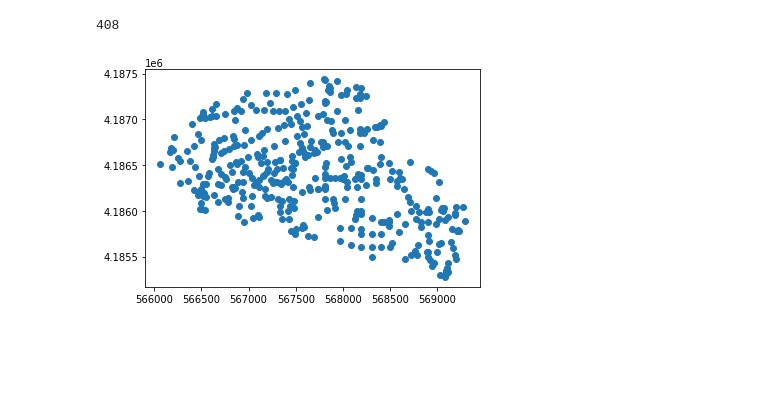
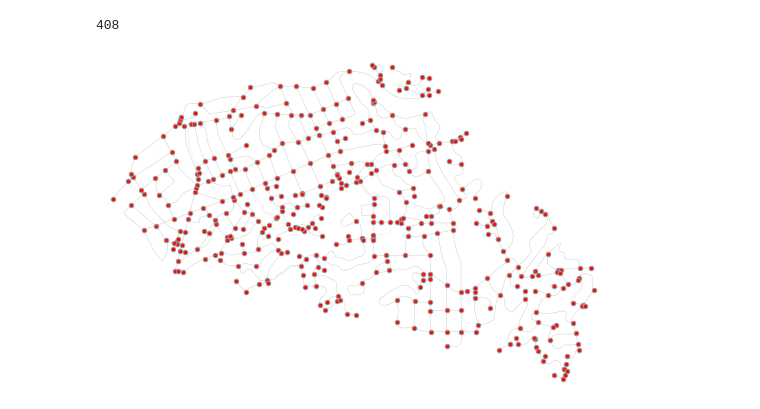
Before and after one commit to Dr-AlaaKhamis/Graph-Search-Algorithms, a Jupyter notebook: Algorithms.ipynb, the cells around one changed output. Drawn from its saved outputs; the diff is of its cells as text; code cells hidden in the pictures; blank space fills up the shorter version.

```diff
--- a/Algorithms.ipynb
+++ b/Algorithms.ipynb
@@ -68,10 +67,50 @@ len(node_Ys)
 len(node_Xs)
 # %% [output]
 408
-# %%
-import matplotlib.pyplot as plt
-
-plt.scatter(node_Xs, node_Ys)
-plt.show()
-# %% [output]
-[figure, removed]
+# %%
+node_Xs = [float(x) for _, x in G.nodes(data='x')]
+node_Ys = [float(y) for _, y in G.nodes(data='y')]
+edges = ox.graph_to_gdfs(G, nodes=False, fill_edge_geometry=True)
+west, south, east, north = edges.total_bounds
+# %%
+bbox_aspect_ratio = (north-south)/(east-west)
+# %%
+fig_height = 6
+# %%
+fig_width = fig_height / bbox_aspect_ratio
+# %%
+fig, ax = plt.subplots(figsize=(fig_width, fig_height), facecolor='w')
+ax.set_facecolor('w')
+lines = []
+for u, v, data in G.edges(keys=False, data=True):
+        if 'geometry' in data:
+            xs, ys = data['geometry'].xy
+            lines.append(list(zip(xs, ys)))
+        else:
+            x1 = G.nodes[u]['x']
+            y1 = G.nodes[u]['y']
+            x2 = G.nodes[v]['x']
+            y2 = G.nodes[v]['y']
+            line = [(x1, y1), (x2, y2)]
+            lines.append(line)
+lc = LineCollection(lines, colors='#999999', linewidths=0.3, alpha=0.4, zorder=2)
+ax.add_collection(lc)
+ax.scatter(node_Xs, node_Ys, s=20, c=['r'], alpha=1, edgecolor='#999999', zorder=1)
+margin = 0.02
+margin_ns = (north - south) * margin
+margin_ew = (east - west) * margin
+ax.set_ylim((south - margin_ns, north + margin_ns))
+ax.set_xlim((west - margin_ew, east + margin_ew))
+xaxis = ax.get_xaxis()
+yaxis = ax.get_yaxis()
+
+xaxis.get_major_formatter().set_useOffset(False)
+yaxis.get_major_formatter().set_useOffset(False)
+ax.axis('off')
+ax.margins(0)
+ax.tick_params(which='both', direction='in')
+xaxis.set_visible(False)
+yaxis.set_visible(False)
+plt.show()
+# %% [output]
+[figure, added]
```
Also changed, not shown: parts of 2 cells of this notebook, 1 other file.
